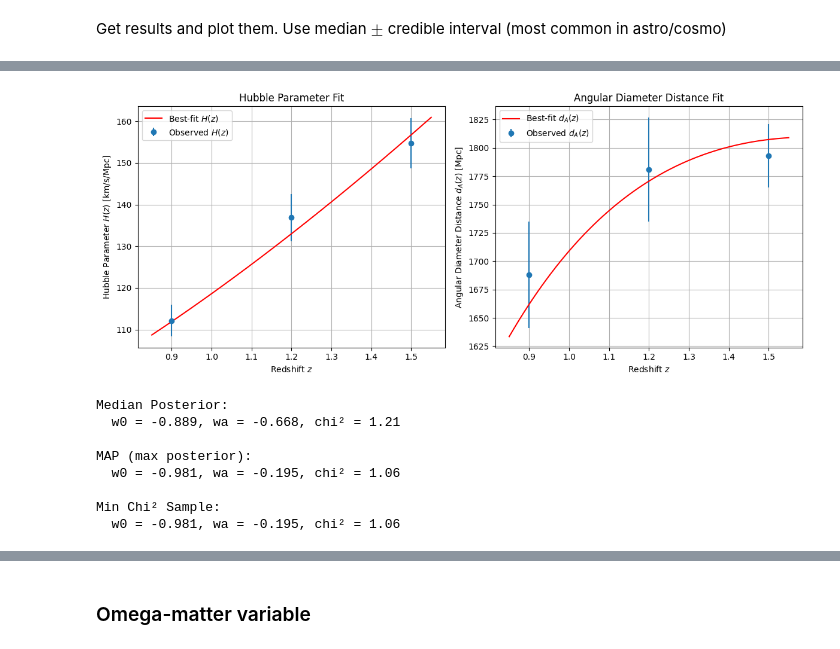
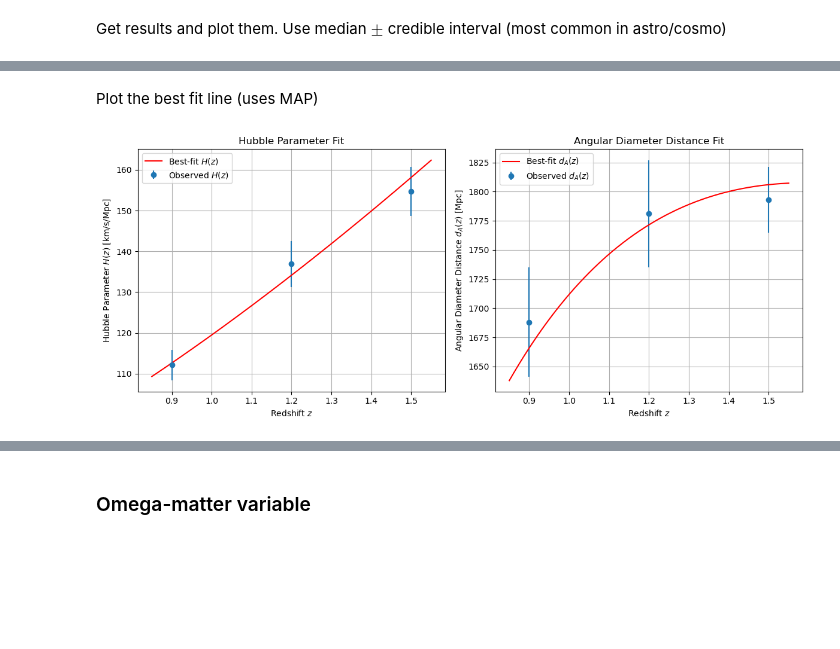
Before and after one commit to lbarazza/Cosmo-1, a Jupyter notebook: assignment2_clean.ipynb, the cells around one changed output, grey strips where cells are left out. Saved outputs shown, nothing was run; the diff lists cells and outputs as text; code cells hidden in the pictures; blank space fills up the shorter version.

```diff
--- a/assignment2_clean.ipynb
+++ b/assignment2_clean.ipynb
@@ -155,8 +154,8 @@ Run MCMC
 # %%
 # Params
 ndim = 2
-nwalkers = 32
-nsteps = 500
+nwalkers = 128
+nsteps = 2000#500
 
 # Initial guess
 p0 = np.array([-1.0, 0.0])
@@ -205,91 +266,38 @@ Plot results of fit
+# %% [markdown]
+Plot the best fit line (uses MAP)
 # %%
 # Best-fit parameters
-w0_best, wa_best = np.median(samples, axis=0)
+w0_best, wa_best = w0_map, wa_map #np.median(samples, axis=0)
 
 # Dense redshift sampling for smooth curves
 z_dense = np.linspace(min(z_data) - 0.05, max(z_data) + 0.05, 300)
 
 # Evaluate model on dense grid
 H_model_dense = hubble_fit_func(z_dense, w0_best, wa_best)
 dA_model_dense = dA_fit_func(z_dense, w0_best, wa_best)
 
 # Plot side-by-side
 fig, (ax1, ax2) = plt.subplots(1, 2, figsize=(12, 5))
 
 # H(z)
 ax1.errorbar(z_data, H_data, yerr=H_err, fmt='o', label="Observed $H(z)$")
 ax1.plot(z_dense, H_model_dense, '-', color='red', label="Best-fit $H(z)$")
 ax1.set_xlabel("Redshift $z$")
 ax1.set_ylabel("Hubble Parameter $H(z)$ [km/s/Mpc]")
 ax1.set_title("Hubble Parameter Fit")
 ax1.legend()
 ax1.grid(True)
 
 # d_A(z)
 ax2.errorbar(z_data, dA_data, yerr=dA_err, fmt='o', label="Observed $d_A(z)$")
 ax2.plot(z_dense, dA_model_dense, '-', color='red', label="Best-fit $d_A(z)$")
 ax2.set_xlabel("Redshift $z$")
 ax2.set_ylabel("Angular Diameter Distance $d_A(z)$ [Mpc]")
 ax2.set_title("Angular Diameter Distance Fit")
 ax2.legend()
 ax2.grid(True)
 
 plt.tight_layout()
 plt.show()
 # %% [output]
-[figure, old version]
+[figure, new version]
-# %%
-samples = sampler.get_chain(discard=100, thin=10, flat=True)
-
-# MEDIAN POSTERIOR
-w0_med, wa_med = np.median(samples, axis=0)
-
-H_model_med = hubble_fit_func(z_data, w0_med, wa_med)
-dA_model_med = dA_fit_func(z_data, w0_med, wa_med)
-
-chi2_H_med = np.sum(((H_data - H_model_med) / H_err)**2)
-chi2_dA_med = np.sum(((dA_data - dA_model_med) / dA_err)**2)
-chi2_total_med = chi2_H_med + chi2_dA_med
-
-# MOST PROBABLE SET OF PARAMETERS
-log_probs = np.array([log_posterior(p) for p in samples])
-best_index = np.argmax(log_probs)
-w0_map, wa_map = samples[best_index]
-
-H_model_map = hubble_fit_func(z_data, w0_map, wa_map)
-dA_model_map = dA_fit_func(z_data, w0_map, wa_map)
-chi2_map = np.sum(((H_data - H_model_map) / H_err)**2) + np.sum(((dA_data - dA_model_map) / dA_err)**2)
-
-# MIN CHI-SQUARE SAMPLE (find sample with lowest chi-square)
-def chi2_total(params):
-    w0, wa = params
-    H_model = hubble_fit_func(z_data, w0, wa)
-    dA_model = dA_fit_func(z_data, w0, wa)
-    chi2_H = np.sum(((H_data - H_model) / H_err)**2)
-    chi2_dA = np.sum(((dA_data - dA_model) / dA_err)**2)
-    return chi2_H + chi2_dA
-
-chi2s = np.array([chi2_total(p) for p in samples])
-min_index = np.argmin(chi2s)
-w0_best_chi2, wa_best_chi2 = samples[min_index]sß
-chi2_min = chi2s[min_index]
-
-# Center of posterior distribution
-print("Median Posterior:")
-print(f"  w0 = {w0_med:.3f}, wa = {wa_med:.3f}, chi² = {chi2_total_med:.2f}")
-
-# Most probable set of parameters
-print("\nMAP (max posterior):")
-print(f"  w0 = {w0_map:.3f}, wa = {wa_map:.3f}, chi² = {chi2_map:.2f}")
-
-print("\nMin Chi² Sample:")
-print(f"  w0 = {w0_best_chi2:.3f}, wa = {wa_best_chi2:.3f}, chi² = {chi2_min:.2f}")
-# %% [output]
-Median Posterior:
-  w0 = -0.889, wa = -0.668, chi² = 1.21
-
-MAP (max posterior):
-  w0 = -0.981, wa = -0.195, chi² = 1.06
-
-Min Chi² Sample:
-  w0 = -0.981, wa = -0.195, chi² = 1.06
```
Also changed, not shown: parts of 22 cells of this notebook.
